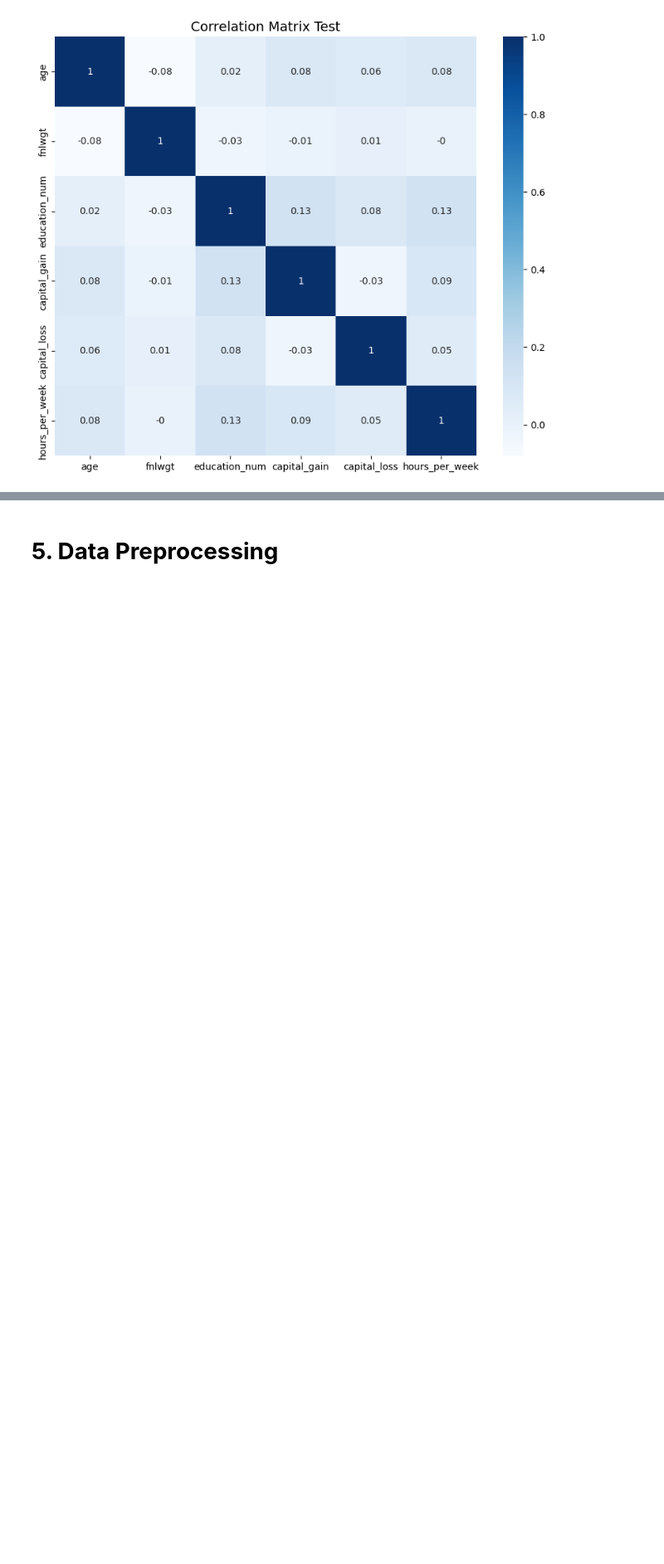
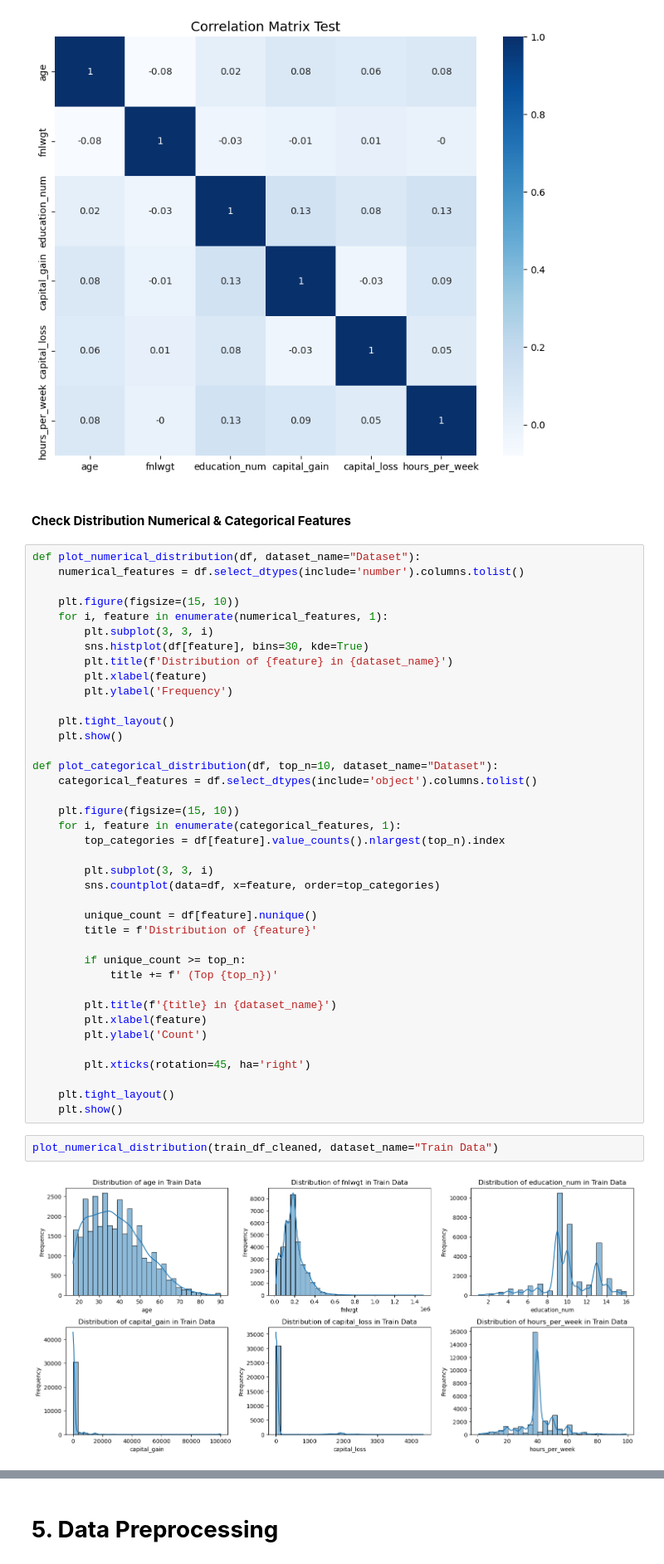
Before and after one commit to Maoelan/adult-income-clustering-classification, a Jupyter notebook: [Clustering] Submission Akhir BMLP_Maulana Muhammad.ipynb, the cells around one changed output, grey strips where cells are left out. Shown at 83% size. Saved outputs shown, nothing was run; the diff lists cells and outputs as text; blank space fills up the shorter version.

Commit message:
[add]: statistic & data visualization

```diff
--- a/[Clustering] Submission Akhir BMLP_Maulana Muhammad.ipynb
+++ b/[Clustering] Submission Akhir BMLP_Maulana Muhammad.ipynb
@@ -359,3 +444,48 @@ plt.title("Correlation Matrix Test", size=14)
 plt.show()
 # %% [output]
 [figure]
+# %% [markdown]
+#### **Check Distribution Numerical & Categorical Features**
+# %%
+def plot_numerical_distribution(df, dataset_name="Dataset"):
+    numerical_features = df.select_dtypes(include='number').columns.tolist()
+
+    plt.figure(figsize=(15, 10))
+    for i, feature in enumerate(numerical_features, 1):
+        plt.subplot(3, 3, i)
+        sns.histplot(df[feature], bins=30, kde=True)
+        plt.title(f'Distribution of {feature} in {dataset_name}')
+        plt.xlabel(feature)
+        plt.ylabel('Frequency')
+
+    plt.tight_layout()
+    plt.show()
+
+def plot_categorical_distribution(df, top_n=10, dataset_name="Dataset"):
+    categorical_features = df.select_dtypes(include='object').columns.tolist()
+
+    plt.figure(figsize=(15, 10))
+    for i, feature in enumerate(categorical_features, 1):
+        top_categories = df[feature].value_counts().nlargest(top_n).index
+
+        plt.subplot(3, 3, i)
+        sns.countplot(data=df, x=feature, order=top_categories)
+
+        unique_count = df[feature].nunique()
+        title = f'Distribution of {feature}'
+
+        if unique_count >= top_n:
+            title += f' (Top {top_n})'
+
+        plt.title(f'{title} in {dataset_name}')
+        plt.xlabel(feature)
+        plt.ylabel('Count')
+
+        plt.xticks(rotation=45, ha='right')
+
+    plt.tight_layout()
+    plt.show()
+# %%
+plot_numerical_distribution(train_df_cleaned, dataset_name="Train Data")
+# %% [output]
+[figure, added]
```
Also changed, not shown: parts of 17 cells of this notebook.
